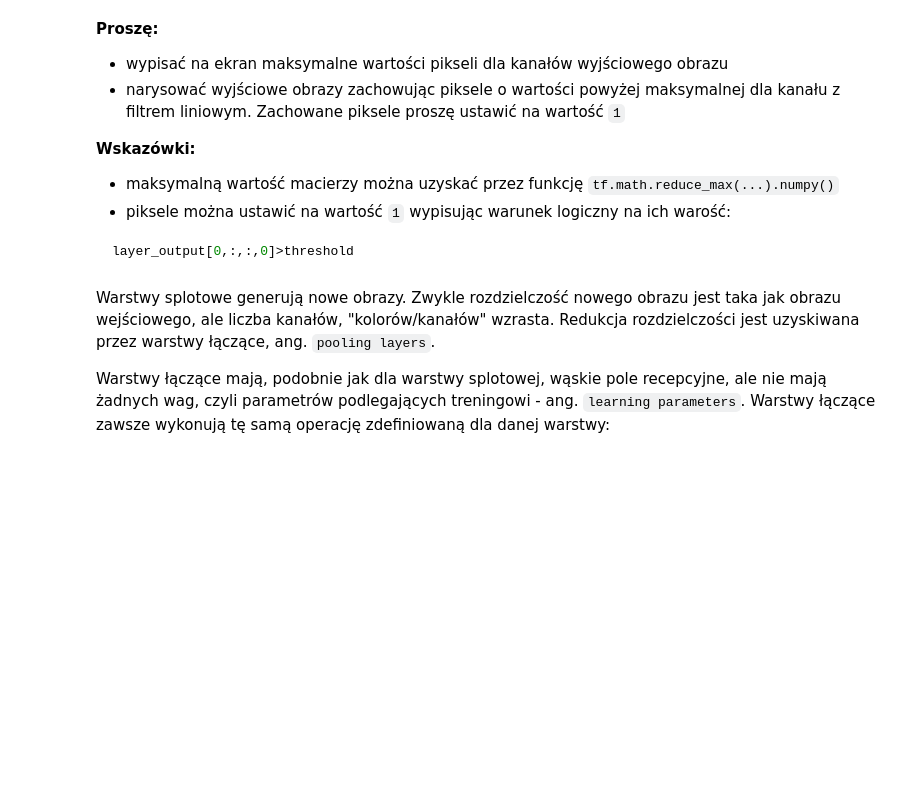
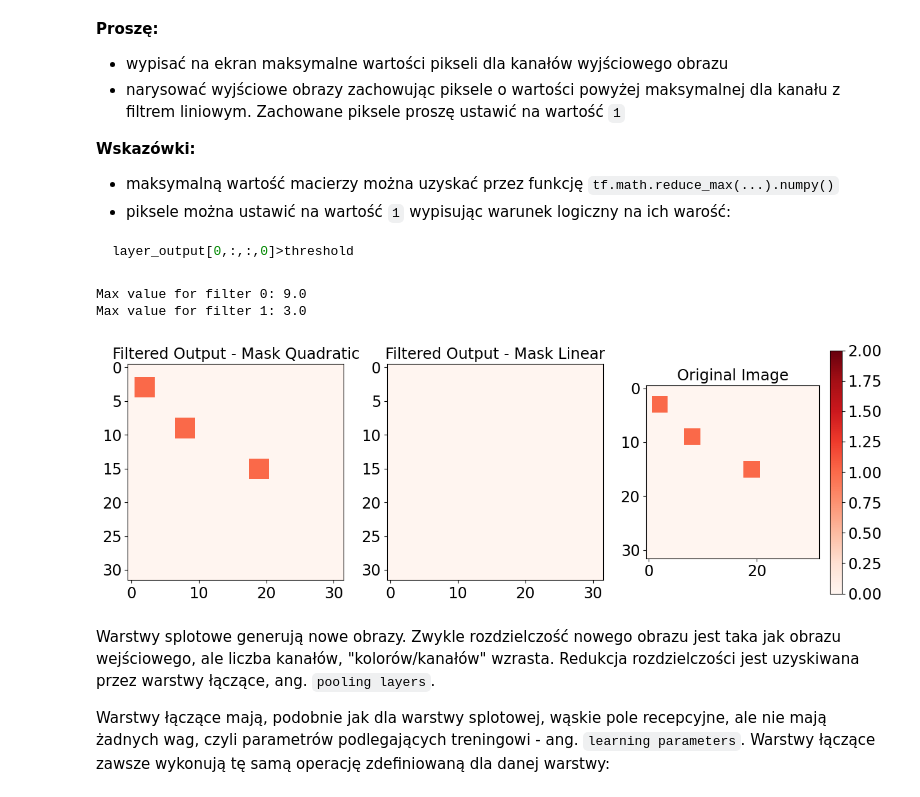
Before and after one commit to bkasza/MLII, a Jupyter notebook: 06/06_Sieci_ze_splotem_1.ipynb, the cells around one changed output. Drawn from its saved outputs; the diff is of its cells as text; code cells hidden in the pictures; blank space fills up the shorter version.

```diff
--- a/06/06_Sieci_ze_splotem_1.ipynb
+++ b/06/06_Sieci_ze_splotem_1.ipynb
@@ -378,3 +378,36 @@ pass
+# %%
+"maksymalne wartości pikseli"
+for i in range(out.shape[-1]):
+    max_value = tf.reduce_max(out[0, :, :, i]).numpy()
+    print(colored(f"Max value for filter {i}:", "blue"), max_value)
+
+# Create masks for each filter based on the threshold
+threshold_1 = tf.math.reduce_max(out[0, :, :, 1]).numpy()
+
+mask_0 = out[0, :, :, 0] > threshold_1
+mask_1 = out[0, :, :, 1] > threshold_1
+
+# Apply masks to the output
+out_mask_0 = tf.where(mask_0, 1.0, 0.0).numpy()
+out_mask_1 = tf.where(mask_1, 1.0, 0.0).numpy()
+
+# Plot the results, wystarczy plotowac maski bo juz jest norma binarna
+fig, axes = plt.subplots(1, 3, figsize=(15, 5))
+axes[0].imshow(mask_0, cmap='Reds', vmin=0, vmax=2)
+axes[0].set_title('Filtered Output - Mask Quadratic')
+
+axes[1].imshow(mask_1, cmap='Reds', vmin=0, vmax=2)
+axes[1].set_title('Filtered Output - Mask Linear')
+
+im = axes[2].imshow(image, cmap='Reds', vmin=0, vmax=2)
+axes[2].set_title('Original Image')
+fig.colorbar(im, ax=axes[2], orientation='vertical')
+
+plt.show()
+# %% [output]
+Max value for filter 0: 9.0
+Max value for filter 1: 3.0
+[figure, added]
 # %% [markdown]
 Warstwy splotowe generują nowe obrazy. Zwykle rozdzielczość nowego obrazu jest taka jak obrazu wejściowego, ale liczba kanałów, "kolorów/kanałów" wzrasta.
 Redukcja rozdzielczości jest uzyskiwana przez warstwy łączące, ang. `pooling layers`.
```
Also changed, not shown: parts of 10 cells of this notebook.
